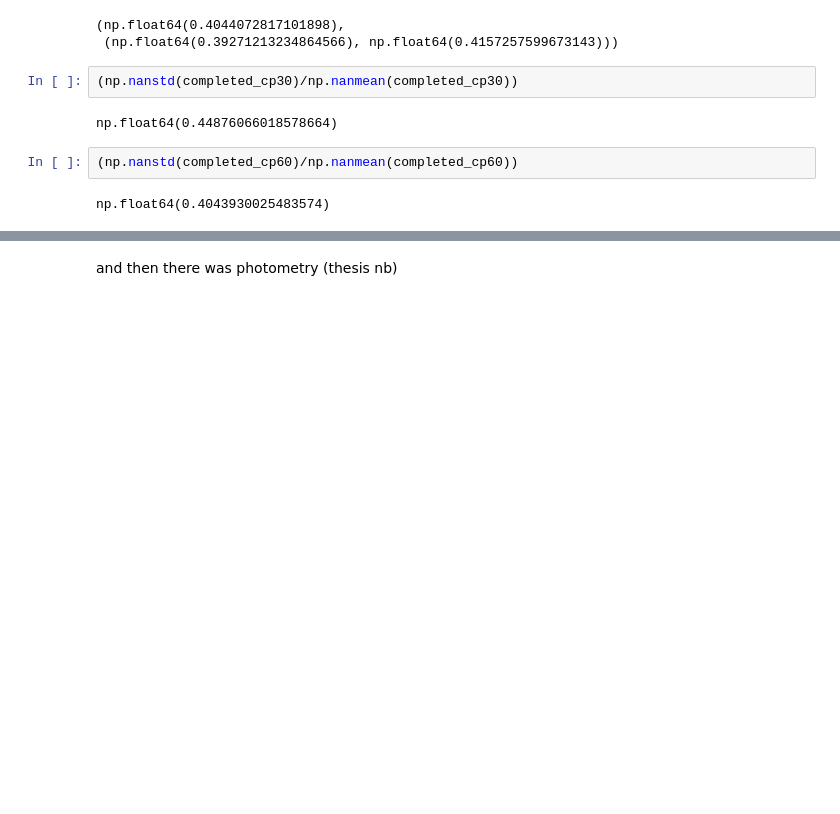
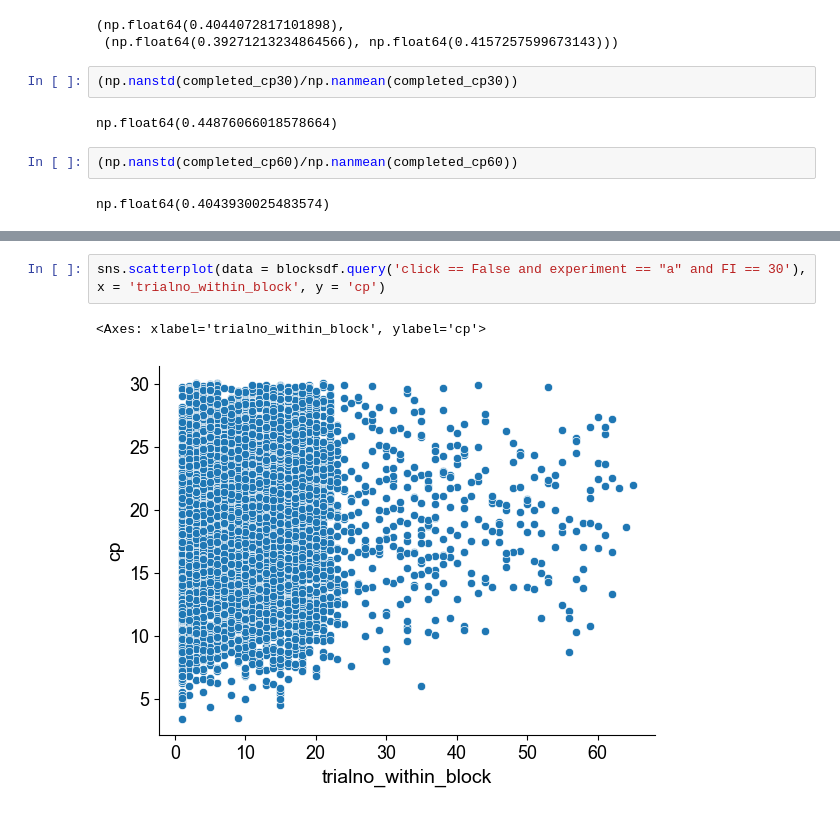
Before and after one commit to sofs12/rats_ficlickrwd, a Jupyter notebook: notebooks/bhv.ipynb, the cells around one changed output, grey strips where cells are left out. Saved outputs shown, nothing was run; the diff lists cells and outputs as text; blank space fills up the shorter version.

```diff
--- a/notebooks/bhv.ipynb
+++ b/notebooks/bhv.ipynb
@@ -2794,2 +2802,5 @@ This is new relative to the thesis, and the idea would be to
-# %% [markdown]
-and then there was photometry (thesis nb)
+# %%
+sns.scatterplot(data = blocksdf.query('click == False and experiment == "a" and FI == 30'), x = 'trialno_within_block', y = 'cp')
+# %% [output]
+<Axes: xlabel='trialno_within_block', ylabel='cp'>
+[figure, added]
```
Also changed, not shown: parts of 7 cells of this notebook, 4 other files.
